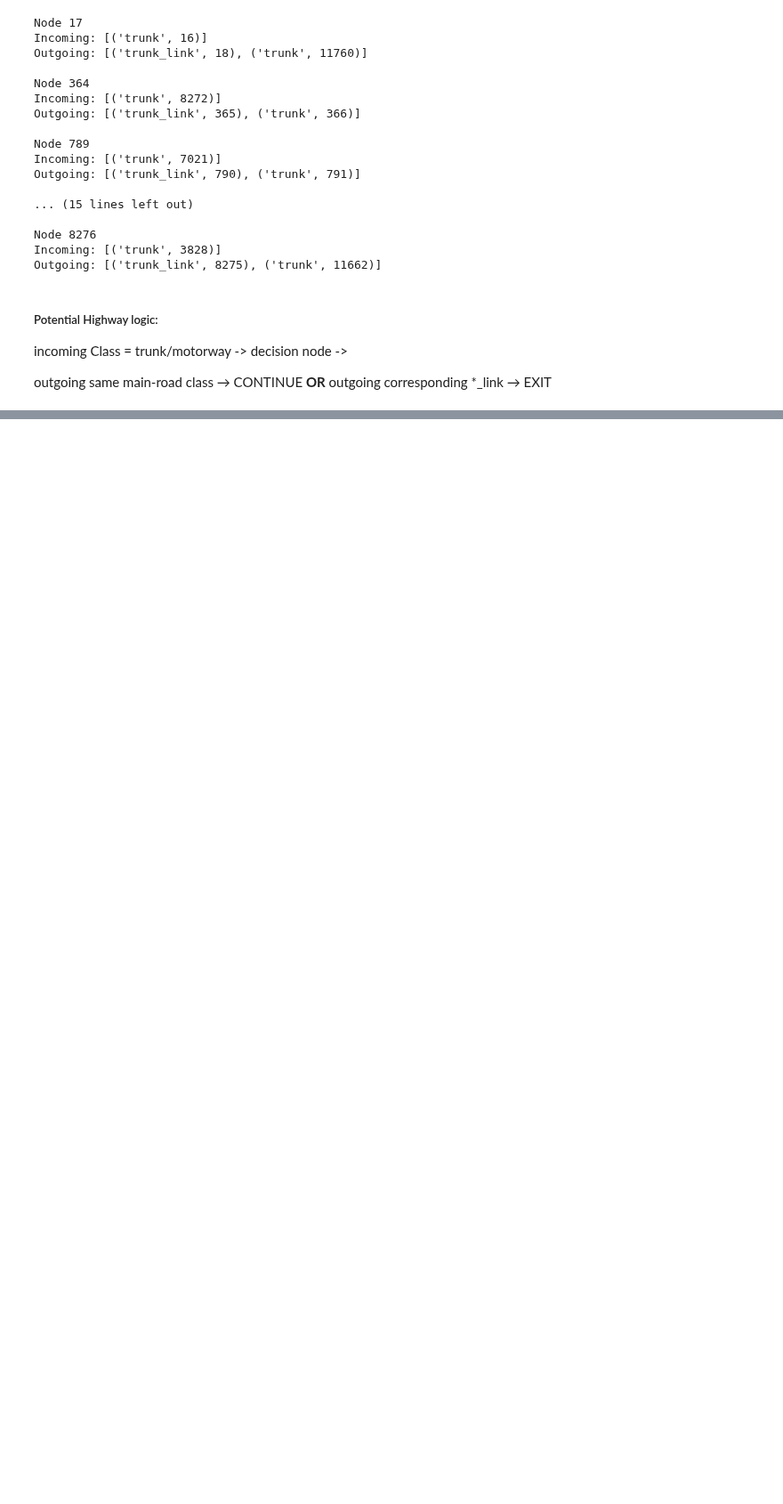
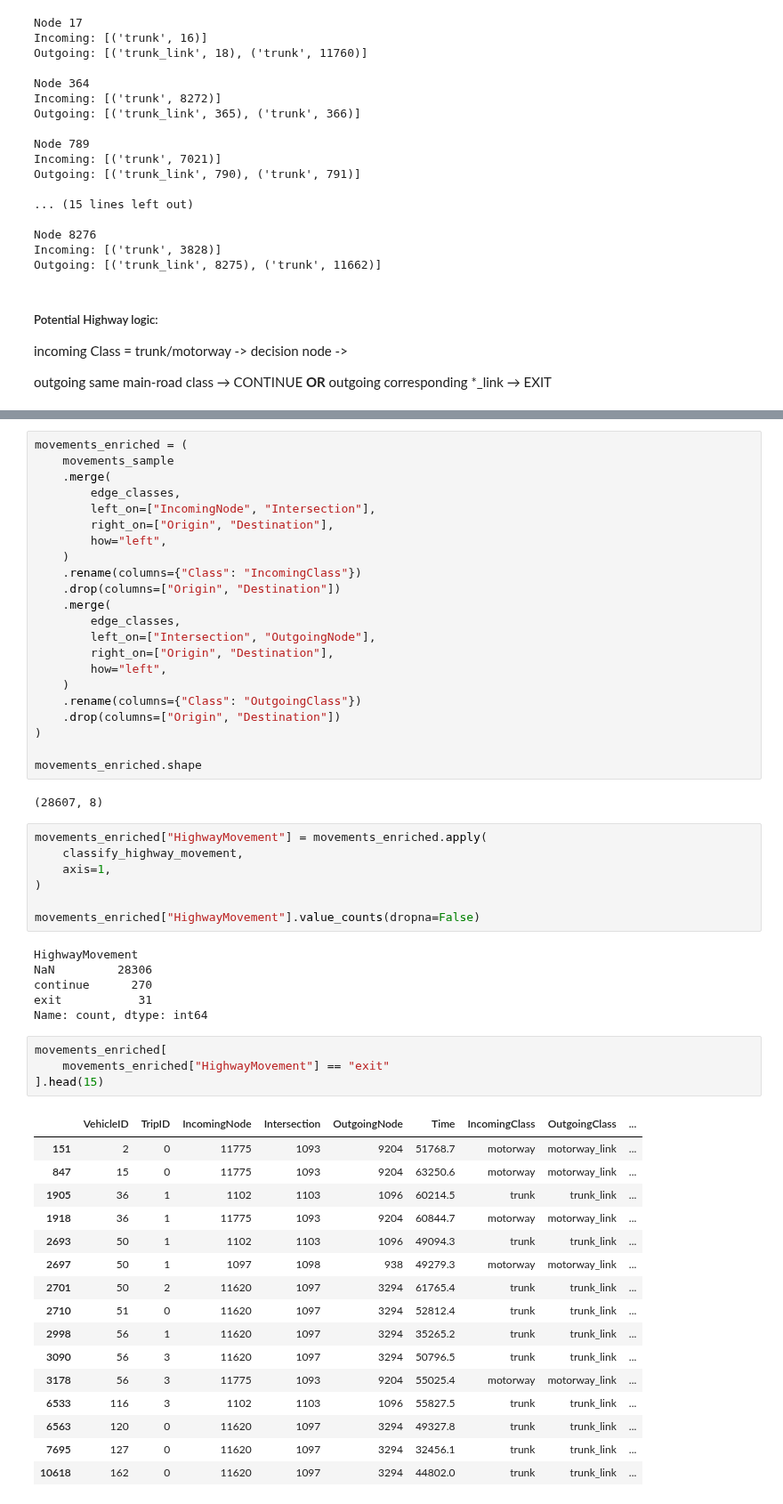
Before and after one commit to grigorashchenkoea/ev-traffic-charging-prediction, a Jupyter notebook: notebooks/01_data_exploration.ipynb, the cells around one changed output, grey strips where cells are left out. Shown at 89% size. Drawn from its saved outputs; the diff is of its cells as text; blank space fills up the shorter version.

```diff
--- a/notebooks/01_data_exploration.ipynb
+++ b/notebooks/01_data_exploration.ipynb
@@ -726,0 +836,58 @@ outgoing same main-road class → CONTINUE **OR** outgoing corresponding *_link
+# %%
+movements_enriched = (
+    movements_sample
+    .merge(
+        edge_classes,
+        left_on=["IncomingNode", "Intersection"],
+        right_on=["Origin", "Destination"],
+        how="left",
+    )
+    .rename(columns={"Class": "IncomingClass"})
+    .drop(columns=["Origin", "Destination"])
+    .merge(
+        edge_classes,
+        left_on=["Intersection", "OutgoingNode"],
+        right_on=["Origin", "Destination"],
+        how="left",
+    )
+    .rename(columns={"Class": "OutgoingClass"})
+    .drop(columns=["Origin", "Destination"])
+)
+
+movements_enriched.shape
+# %% [output]
+(28607, 8)
+# %%
+movements_enriched["HighwayMovement"] = movements_enriched.apply(
+    classify_highway_movement,
+    axis=1,
+)
+
+movements_enriched["HighwayMovement"].value_counts(dropna=False)
+# %% [output]
+HighwayMovement
+NaN         28306
+continue      270
+exit           31
+Name: count, dtype: int64
+# %%
+movements_enriched[
+    movements_enriched["HighwayMovement"] == "exit"
+].head(15)
+# %% [output]
+|  | VehicleID | TripID | IncomingNode | Intersection | OutgoingNode | Time | IncomingClass | OutgoingClass | ... |
+| 151 | 2 | 0 | 11775 | 1093 | 9204 | 51768.7 | motorway | motorway_link | ... |
+| 847 | 15 | 0 | 11775 | 1093 | 9204 | 63250.6 | motorway | motorway_link | ... |
+| 1905 | 36 | 1 | 1102 | 1103 | 1096 | 60214.5 | trunk | trunk_link | ... |
+| 1918 | 36 | 1 | 11775 | 1093 | 9204 | 60844.7 | motorway | motorway_link | ... |
+| 2693 | 50 | 1 | 1102 | 1103 | 1096 | 49094.3 | trunk | trunk_link | ... |
+| 2697 | 50 | 1 | 1097 | 1098 | 938 | 49279.3 | motorway | motorway_link | ... |
+| 2701 | 50 | 2 | 11620 | 1097 | 3294 | 61765.4 | trunk | trunk_link | ... |
+| 2710 | 51 | 0 | 11620 | 1097 | 3294 | 52812.4 | trunk | trunk_link | ... |
+| 2998 | 56 | 1 | 11620 | 1097 | 3294 | 35265.2 | trunk | trunk_link | ... |
+| 3090 | 56 | 3 | 11620 | 1097 | 3294 | 50796.5 | trunk | trunk_link | ... |
+| 3178 | 56 | 3 | 11775 | 1093 | 9204 | 55025.4 | motorway | motorway_link | ... |
+| 6533 | 116 | 3 | 1102 | 1103 | 1096 | 55827.5 | trunk | trunk_link | ... |
+| 6563 | 120 | 0 | 11620 | 1097 | 3294 | 49327.8 | trunk | trunk_link | ... |
+| 7695 | 127 | 0 | 11620 | 1097 | 3294 | 32456.1 | trunk | trunk_link | ... |
+| 10618 | 162 | 0 | 11620 | 1097 | 3294 | 44802.0 | trunk | trunk_link | ... |
```
Also changed, not shown: parts of 121 cells of this notebook, 6 other files.
